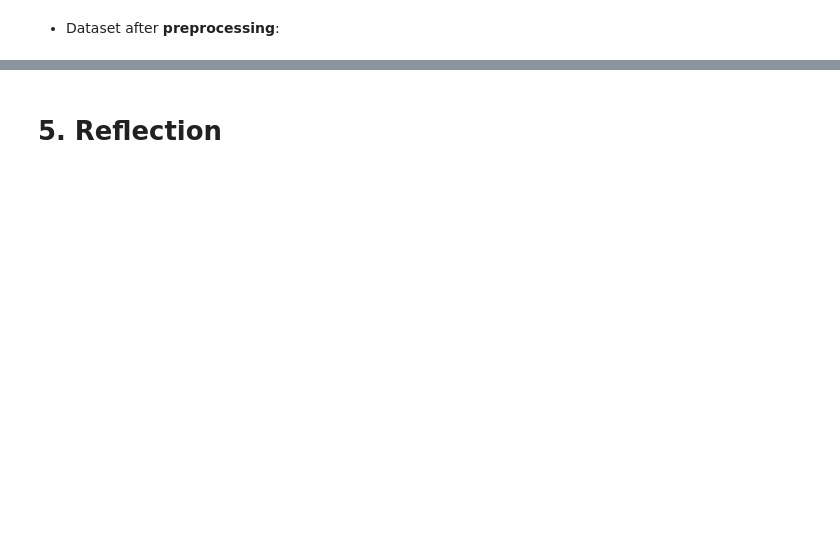
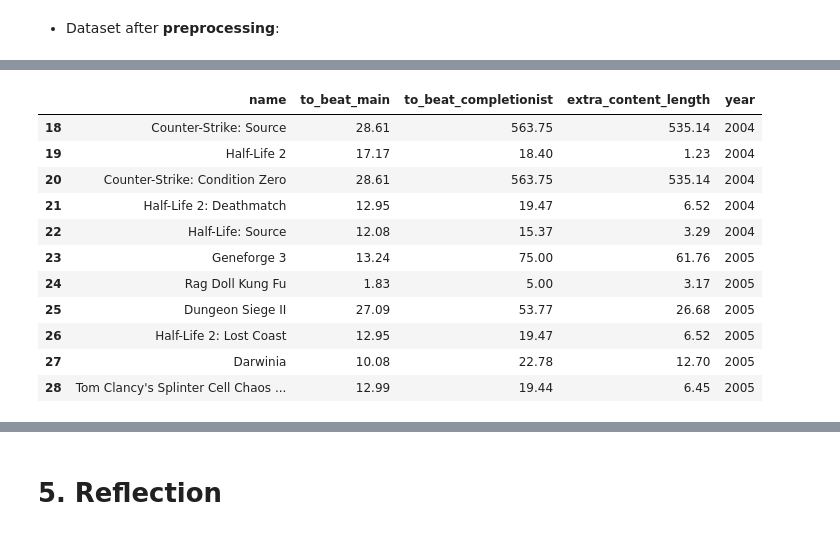
Before and after one commit to juinkinn/Programming4DS-FinalProject, a Jupyter notebook: 22127250_22127478.ipynb, the cells around one changed output, grey strips where cells are left out. Cells and saved outputs as stored; diff of their text form; code cells hidden in the pictures; blank space fills up the shorter version.

```diff
--- a/22127250_22127478.ipynb
+++ b/22127250_22127478.ipynb
@@ -272,0 +302,2 @@ df
+# %%
+df_q1 = df.drop(columns=['reviewer_rating', 'positivity_ratio', 'tags', 'to_beat_extra'])
@@ -272,0 +306,17 @@ df
+# %%
+df_q1 = df_q1[(df_q1['year'] == 2004) | (df_q1['year'] == 2005)]
+# %%
+df_q1
+# %% [output]
+|  | name | to_beat_main | to_beat_completionist | extra_content_length | year |
+| 18 | Counter-Strike: Source | 28.61 | 563.75 | 535.14 | 2004 |
+| 19 | Half-Life 2 | 17.17 | 18.40 | 1.23 | 2004 |
+| 20 | Counter-Strike: Condition Zero | 28.61 | 563.75 | 535.14 | 2004 |
+| 21 | Half-Life 2: Deathmatch | 12.95 | 19.47 | 6.52 | 2004 |
+| 22 | Half-Life: Source | 12.08 | 15.37 | 3.29 | 2004 |
+| 23 | Geneforge 3 | 13.24 | 75.00 | 61.76 | 2005 |
+| 24 | Rag Doll Kung Fu | 1.83 | 5.00 | 3.17 | 2005 |
+| 25 | Dungeon Siege II | 27.09 | 53.77 | 26.68 | 2005 |
+| 26 | Half-Life 2: Lost Coast | 12.95 | 19.47 | 6.52 | 2005 |
+| 27 | Darwinia | 10.08 | 22.78 | 12.70 | 2005 |
+| 28 | Tom Clancy's Splinter Cell Chaos ... | 12.99 | 19.44 | 6.45 | 2005 |
```
Also changed, not shown: parts of 27 cells of this notebook.
